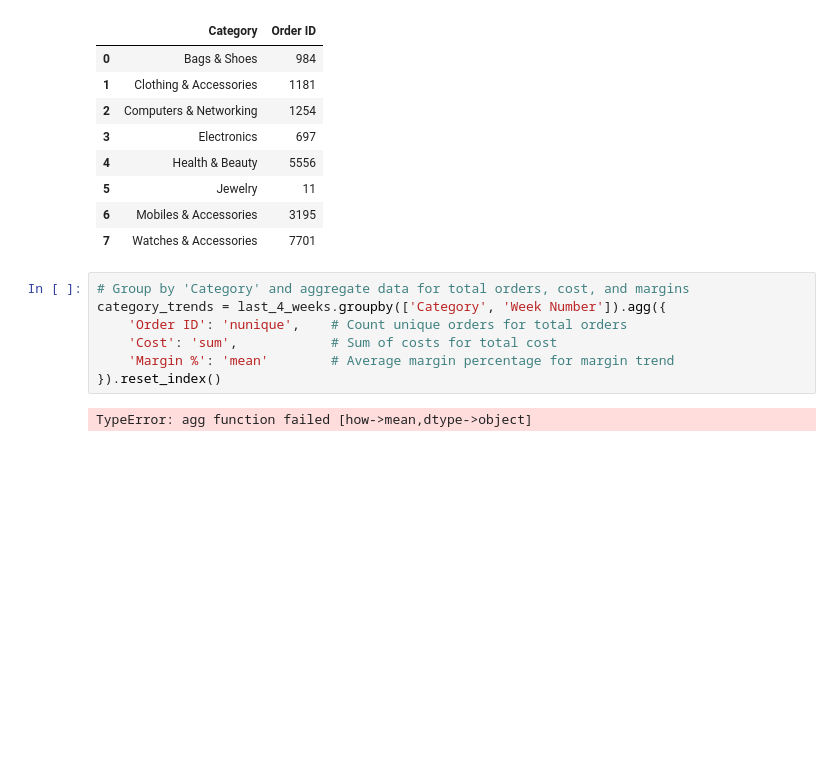
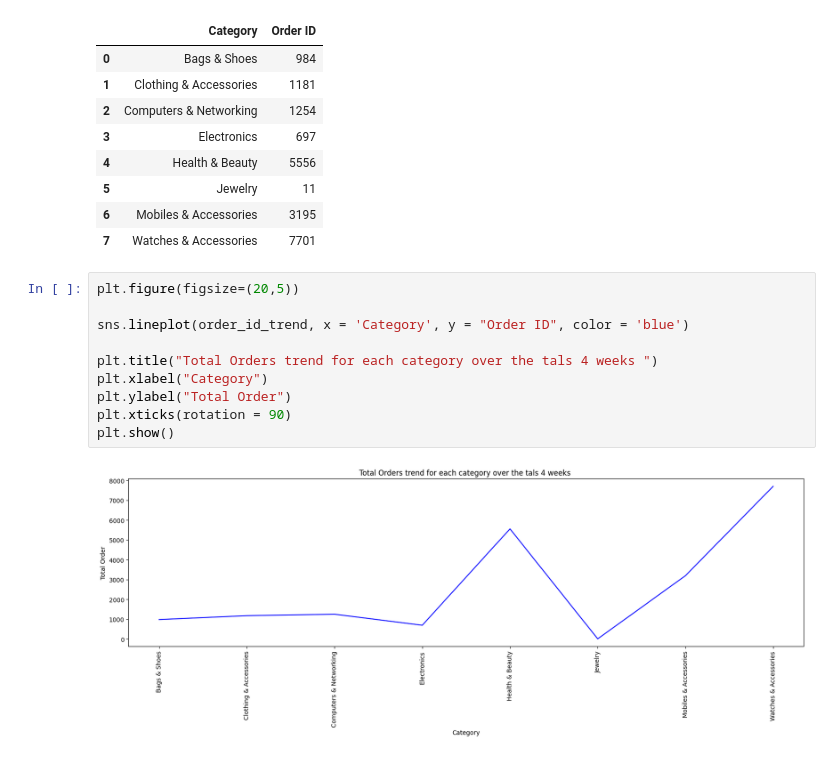
Before and after one commit to BVR198/Sales-Data-Analysis, a Jupyter notebook: sales.ipynb, the cells around one changed output. Drawn from its saved outputs; the diff is of its cells as text; blank space fills up the shorter version.

```diff
--- a/sales.ipynb
+++ b/sales.ipynb
@@ -116,12 +123,15 @@ order_id_trend
 | 5 | Jewelry | 11 |
 | 6 | Mobiles & Accessories | 3195 |
 | 7 | Watches & Accessories | 7701 |
-# %%
-# Group by 'Category' and aggregate data for total orders, cost, and margins
-category_trends = last_4_weeks.groupby(['Category', 'Week Number']).agg({
-    'Order ID': 'nunique',    # Count unique orders for total orders
-    'Cost': 'sum',            # Sum of costs for total cost
-    'Margin %': 'mean'        # Average margin percentage for margin trend
-}).reset_index()
-# %% [output]
-TypeError: agg function failed [how->mean,dtype->object]
+# %%
+plt.figure(figsize=(20,5))
+
+sns.lineplot(order_id_trend, x = 'Category', y = "Order ID", color = 'blue')
+
+plt.title("Total Orders trend for each category over the tals 4 weeks ")
+plt.xlabel("Category")
+plt.ylabel("Total Order")
+plt.xticks(rotation = 90)
+plt.show()
+# %% [output]
+[figure, added]
```
Also changed, not shown: parts of 14 cells of this notebook.
